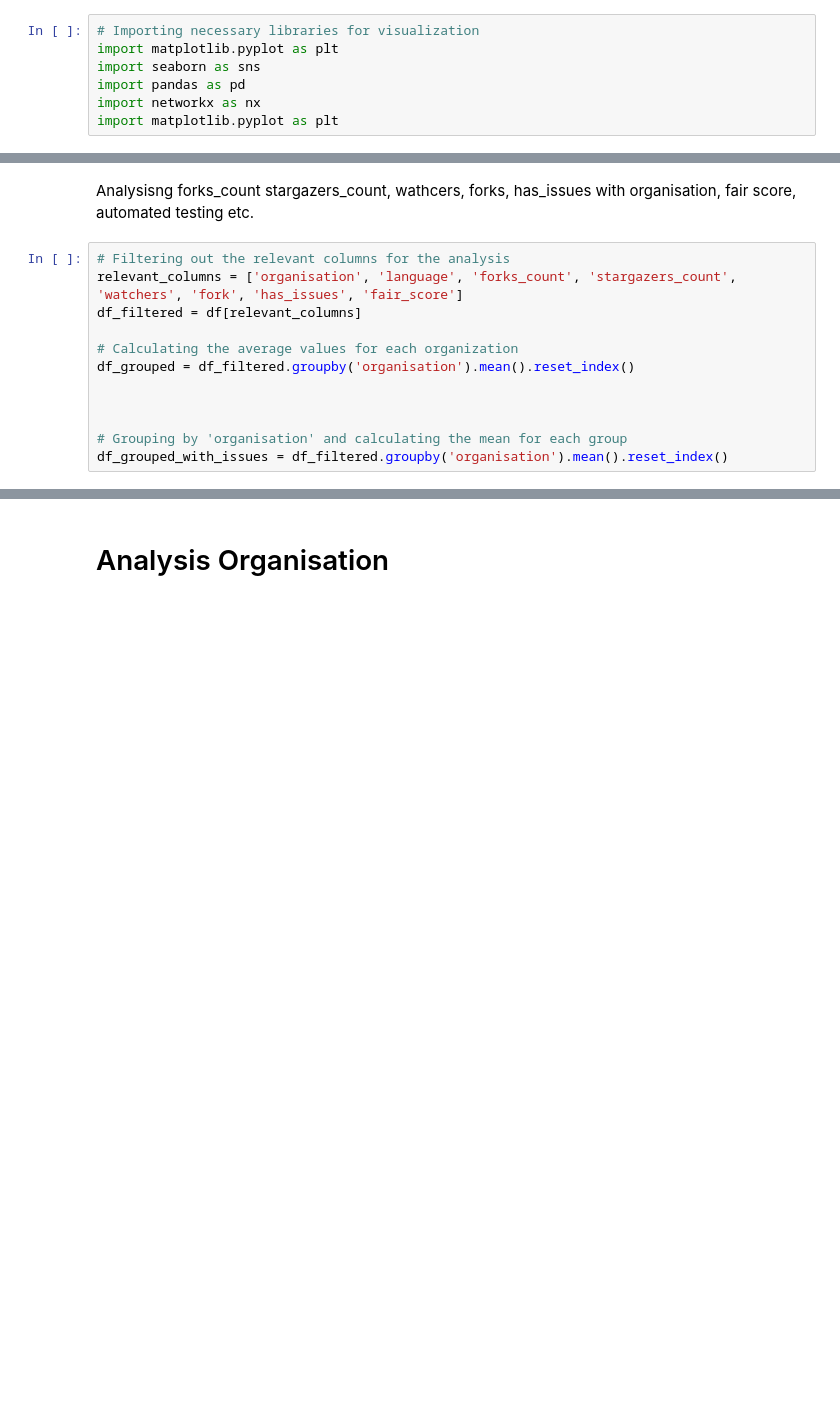
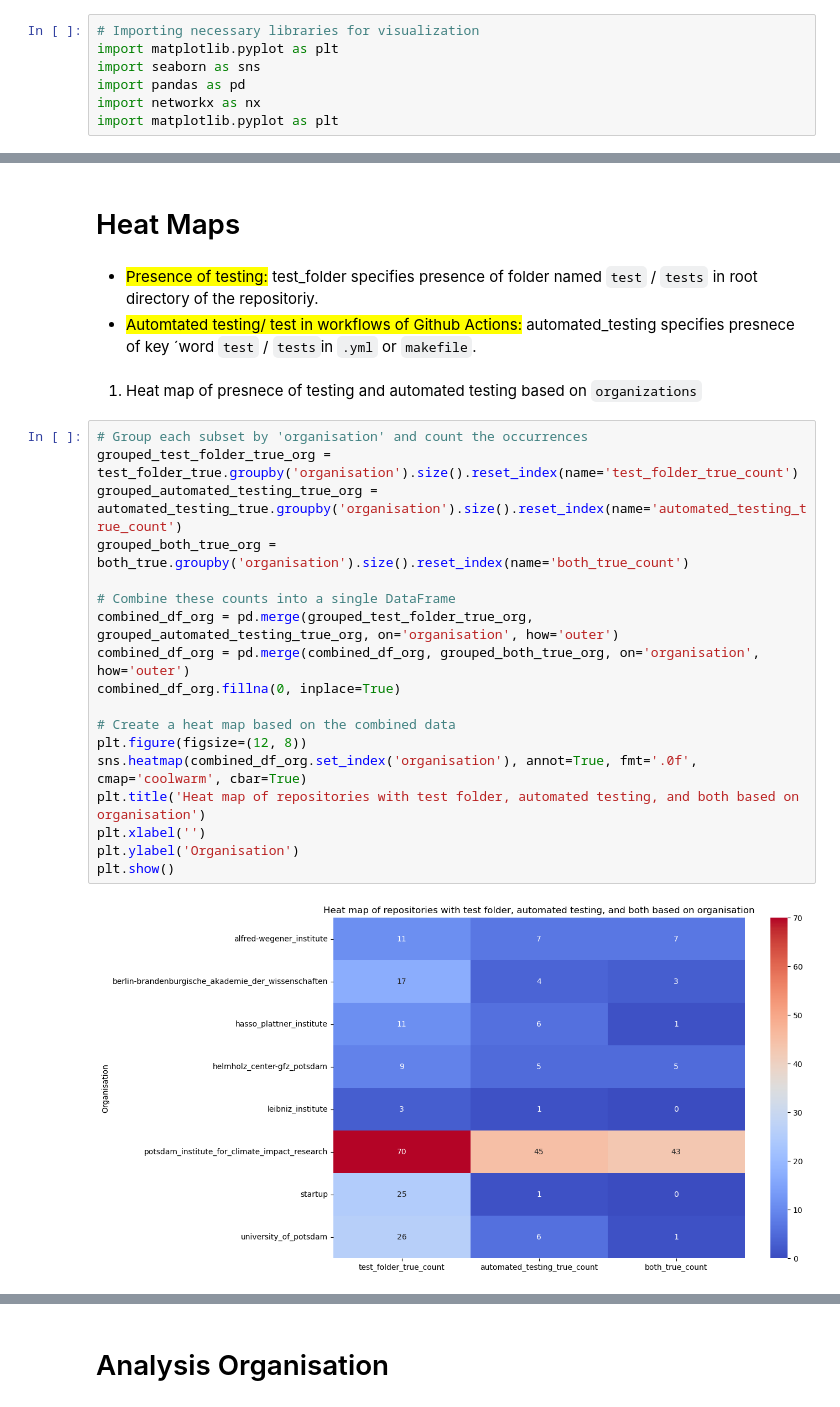
Before and after one commit to Software-Engineering-Group-UP/FAIR-test, a Jupyter notebook: Data_Collection/results/analysis_potsdam.ipynb, the cells around one changed output, grey strips where cells are left out. Cells and saved outputs as stored; diff of their text form; blank space fills up the shorter version.

````diff
--- a/Data_Collection/results/analysis_potsdam.ipynb
+++ b/Data_Collection/results/analysis_potsdam.ipynb
@@ -82,14 +82,27 @@ plt.show()
-# %% [markdown]
-Analysisng forks_count stargazers_count, wathcers, forks, has_issues with organisation, fair score, automated testing etc.
-# %%
-# Filtering out the relevant columns for the analysis
-relevant_columns = ['organisation', 'language', 'forks_count', 'stargazers_count', 'watchers', 'fork', 'has_issues', 'fair_score']
-df_filtered = df[relevant_columns]
-
-# Calculating the average values for each organization
-df_grouped = df_filtered.groupby('organisation').mean().reset_index()
-
-
-
-# Grouping by 'organisation' and calculating the mean for each group
-df_grouped_with_issues = df_filtered.groupby('organisation').mean().reset_index()
+# %% [markdown]
+# Heat Maps
+# %% [markdown]
+* <mark>Presence of testing:</mark> test_folder specifies presence of folder named ```test``` / ```tests``` in root directory of the repositoriy.
+* <mark>Automtated testing/ test in workflows of Github Actions:</mark>  automated_testing specifies presnece of key ´word ```test``` / ```tests```in ``.yml`` or ``makefile``.
+# %% [markdown]
+1. Heat map of presnece of testing and automated testing based on ``organizations``
+# %%
+# Group each subset by 'organisation' and count the occurrences
+grouped_test_folder_true_org = test_folder_true.groupby('organisation').size().reset_index(name='test_folder_true_count')
+grouped_automated_testing_true_org = automated_testing_true.groupby('organisation').size().reset_index(name='automated_testing_true_count')
+grouped_both_true_org = both_true.groupby('organisation').size().reset_index(name='both_true_count')
+
+# Combine these counts into a single DataFrame
+combined_df_org = pd.merge(grouped_test_folder_true_org, grouped_automated_testing_true_org, on='organisation', how='outer')
+combined_df_org = pd.merge(combined_df_org, grouped_both_true_org, on='organisation', how='outer')
+combined_df_org.fillna(0, inplace=True)
+
+# Create a heat map based on the combined data
+plt.figure(figsize=(12, 8))
+sns.heatmap(combined_df_org.set_index('organisation'), annot=True, fmt='.0f', cmap='coolwarm', cbar=True)
+plt.title('Heat map of repositories with test folder, automated testing, and both based on organisation')
+plt.xlabel('')
+plt.ylabel('Organisation')
+plt.show()
+# %% [output]
+[figure, added]
````
Also changed, not shown: parts of 19 cells of this notebook.
